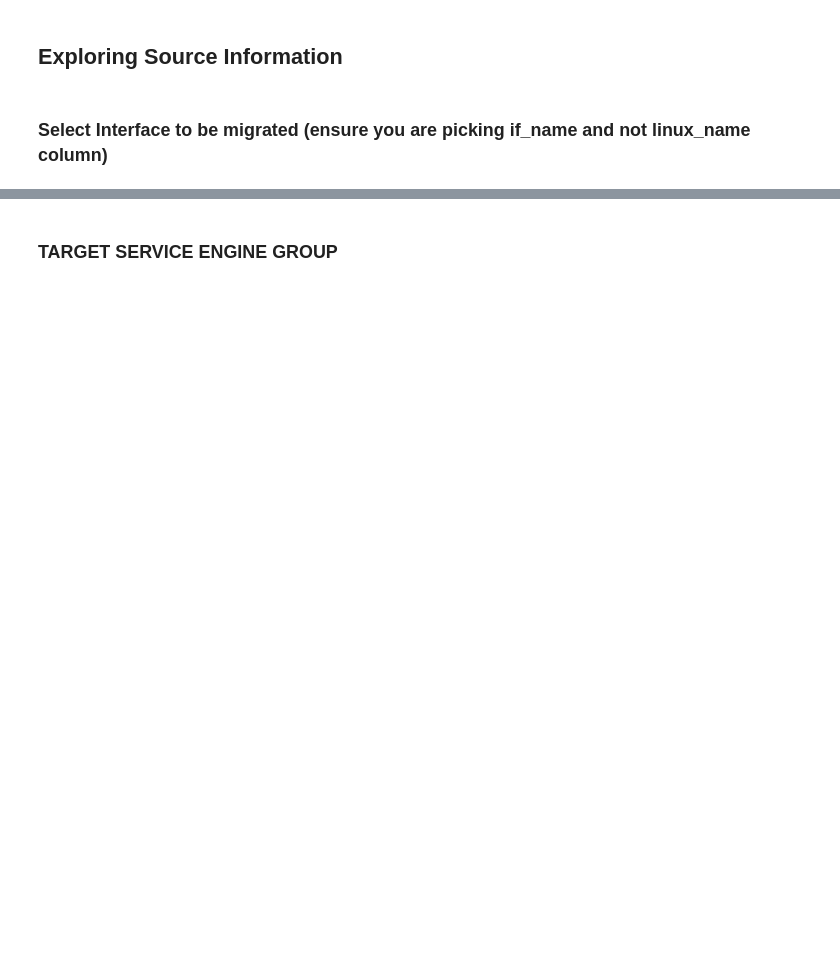
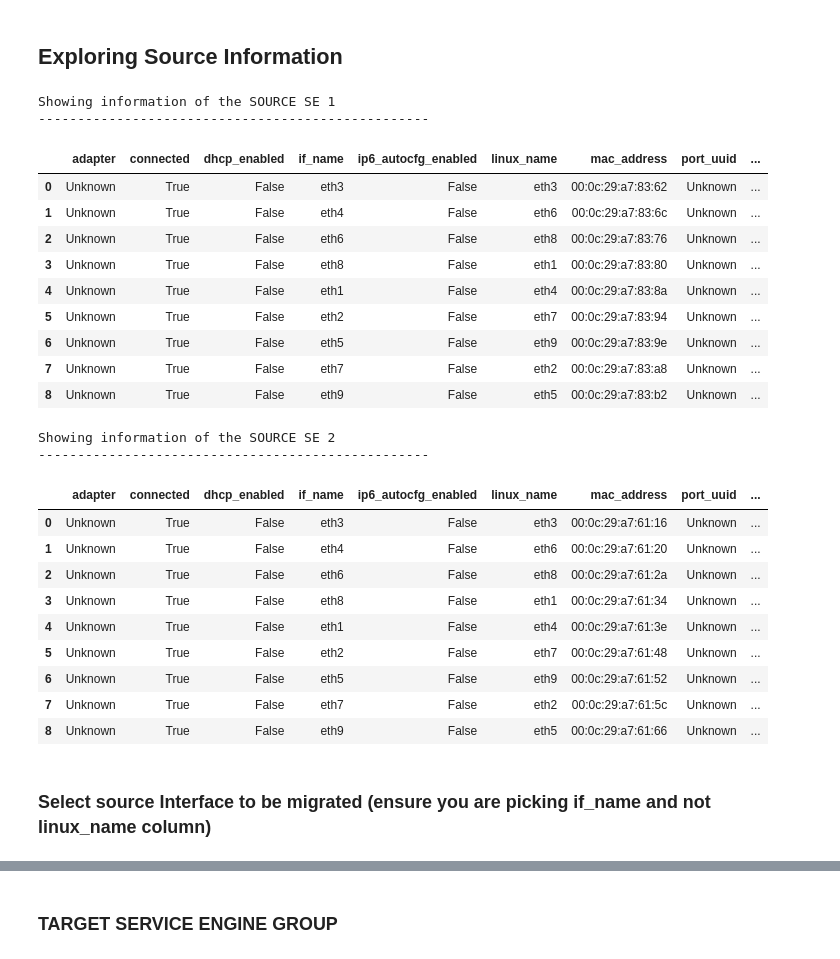
Before and after one commit to jhasensio/AVI_PLAYGROUND, a Jupyter notebook: AVI_3_Migration_Example.ipynb, the cells around one changed output, grey strips where cells are left out. Cells and saved outputs as stored; diff of their text form; code cells hidden in the pictures; blank space fills up the shorter version.

```diff
--- a/AVI_3_Migration_Example.ipynb
+++ b/AVI_3_Migration_Example.ipynb
@@ -60,0 +46,6 @@ Import some required Libraries first
+# %%
+# Set SOURCE AND TARGET Service Engine Group Names
+# Source = Group to be migrated
+# Target
+source_segroup = "SEG-SOURCE-MAD-002"
+target_segroup = "SEG-TARGET-MAD-001"
@@ -64,14 +57,8 @@ The first step is to Gather SE Group Information
 - Service Engine Configuration
 - Virtual Services Configuration
 - Network Services Configuration (if exists)
-# %%
-# Set consolidated name
-source_segroup = "MAD-SEG002"
-target_segroup = "MAD-SEG001"
 # %%
-# GET Service Engine Group Configuration
-
-
+# Gather SOURCE Service Engine Group related configuration
 print("\033[1mExtracting SOURCE Service Engine Group Information\033[0m")
 print("\033[1m--------------------------------------------------\033[0m")
 print()
@@ -105,7 +92,7 @@ else:
     print('Error in GET request '+url_path+' :%s' % resp.text)
 
 # Save Result
-migrating_segroup_data = resp_data[0]
+source_segroup_data = resp_data[0]
 
 # Extract related virtual services
 # GET Virtual Services Related Configuration
@@ -113,7 +100,7 @@ print("\033[1mExtracting SOURCE Virtual Services Information\033[0m")
 print("\033[1m--------------------------------------------------\033[0m")
 print()
 
-seg_data = migrating_segroup_data
+seg_data = source_segroup_data
 # Define GET request parameters
 se_group_uuid=seg_data["uuid"]
 url_path = "virtualservice"
@@ -145,7 +132,7 @@ else:
     print('Error in GET request '+url_path+' :%s' % resp.text)
 
 # Save Result
-vs_data = resp_data
+source_vs_data = resp_data
 
 # Extract related Service Engine
 print("\033[1mExtracting SOURCE Services Engines information\033[0m")
@@ -185,4 +172,4 @@ else:
     print('Error in GET request '+url_path+' :%s' % resp.text)
 
 # Save Result
-migrating_se_data = resp_data
+source_se_data = resp_data
@@ -191,13 +196,38 @@ migrating_se_data = resp_data
 # %%
 # Exploring Interface Information of SOURCE SE
 
-for i in range(len(migrating_se_data)):
+for i in range(len(source_se_data)):
     print("\033[1mShowing information of the SOURCE SE "+str(i+1)+" \033[0m")
     print("\033[1m--------------------------------------------------\033[0m")
-    se_data_vnics = migrating_se_data[i]["data_vnics"]
+    se_data_vnics = source_se_data[i]["data_vnics"]
     se_df = pd.DataFrame(se_data_vnics)
     display(se_df)
     time.sleep(1/4)
+# %% [output]
+Showing information of the SOURCE SE 1
+--------------------------------------------------
+|  | adapter | connected | dhcp_enabled | if_name | ip6_autocfg_enabled | linux_name | mac_address | port_uuid | ... |
+| 0 | Unknown | True | False | eth3 | False | eth3 | 00:0c:29:a7:83:62 | Unknown | ... |
+| 1 | Unknown | True | False | eth4 | False | eth6 | 00:0c:29:a7:83:6c | Unknown | ... |
+| 2 | Unknown | True | False | eth6 | False | eth8 | 00:0c:29:a7:83:76 | Unknown | ... |
+| 3 | Unknown | True | False | eth8 | False | eth1 | 00:0c:29:a7:83:80 | Unknown | ... |
+| 4 | Unknown | True | False | eth1 | False | eth4 | 00:0c:29:a7:83:8a | Unknown | ... |
+| 5 | Unknown | True | False | eth2 | False | eth7 | 00:0c:29:a7:83:94 | Unknown | ... |
+| 6 | Unknown | True | False | eth5 | False | eth9 | 00:0c:29:a7:83:9e | Unknown | ... |
+| 7 | Unknown | True | False | eth7 | False | eth2 | 00:0c:29:a7:83:a8 | Unknown | ... |
+| 8 | Unknown | True | False | eth9 | False | eth5 | 00:0c:29:a7:83:b2 | Unknown | ... |
+Showing information of the SOURCE SE 2
+--------------------------------------------------
+|  | adapter | connected | dhcp_enabled | if_name | ip6_autocfg_enabled | linux_name | mac_address | port_uuid | ... |
+| 0 | Unknown | True | False | eth3 | False | eth3 | 00:0c:29:a7:61:16 | Unknown | ... |
+| 1 | Unknown | True | False | eth4 | False | eth6 | 00:0c:29:a7:61:20 | Unknown | ... |
+| 2 | Unknown | True | False | eth6 | False | eth8 | 00:0c:29:a7:61:2a | Unknown | ... |
+| 3 | Unknown | True | False | eth8 | False | eth1 | 00:0c:29:a7:61:34 | Unknown | ... |
+| 4 | Unknown | True | False | eth1 | False | eth4 | 00:0c:29:a7:61:3e | Unknown | ... |
+| 5 | Unknown | True | False | eth2 | False | eth7 | 00:0c:29:a7:61:48 | Unknown | ... |
+| 6 | Unknown | True | False | eth5 | False | eth9 | 00:0c:29:a7:61:52 | Unknown | ... |
+| 7 | Unknown | True | False | eth7 | False | eth2 | 00:0c:29:a7:61:5c | Unknown | ... |
+| 8 | Unknown | True | False | eth9 | False | eth5 | 00:0c:29:a7:61:66 | Unknown | ... |
 # %% [markdown]
-### Select Interface to be migrated (ensure you are picking if_name and not linux_name column)
+### Select source Interface to be migrated (ensure you are picking if_name and not linux_name column)
 # %%
```
Also changed, not shown: parts of 23 cells of this notebook, 1 other file.
